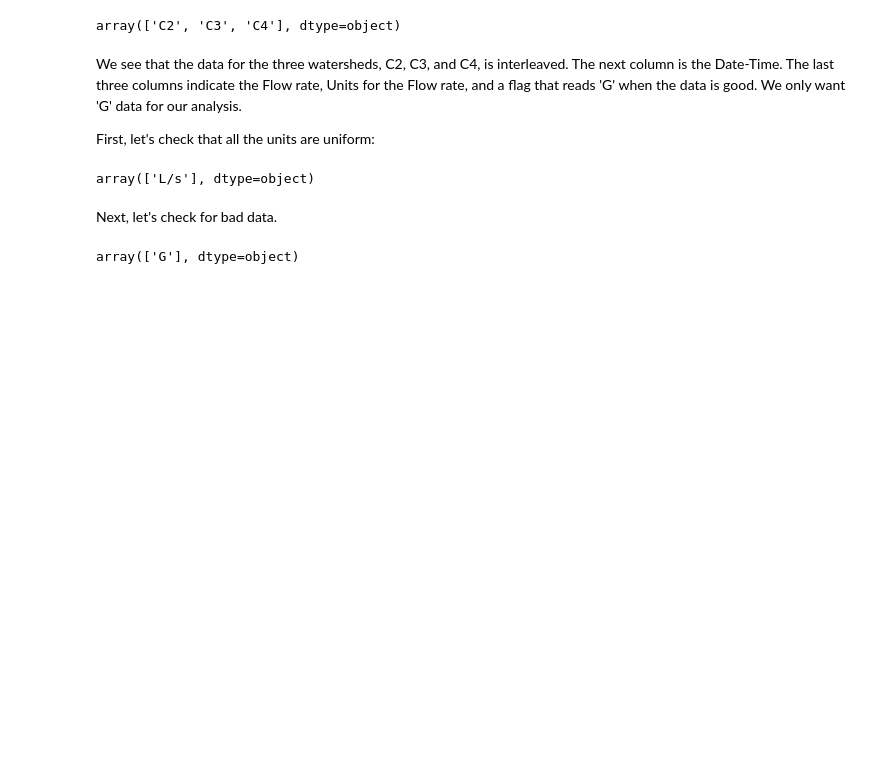
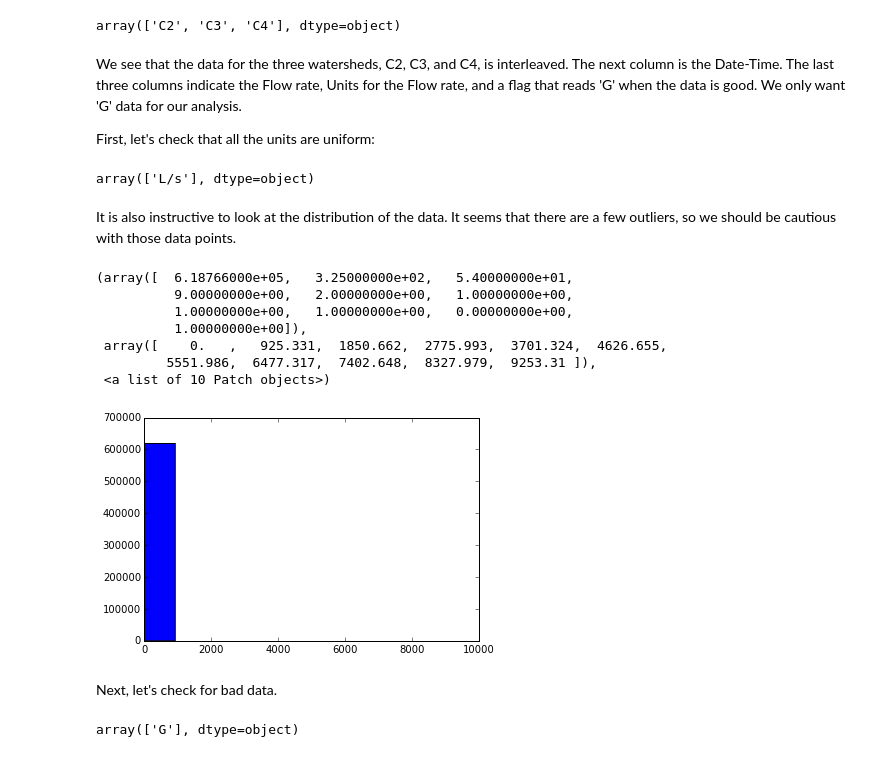
Before and after one commit to mariutzica/PaperOfTheFuture_SupplementaryContent, a Jupyter notebook: Data-preprocessing-files/Investigating the discharge data for the CPCRW.ipynb, the cells around one changed output. Cells and saved outputs as stored; diff of their text form; code cells hidden in the pictures; blank space fills up the shorter version.

Commit message:
Added histogram for flow data to nb

```diff
--- a/Data-preprocessing-files/Investigating the discharge data for the CPCRW.ipynb
+++ b/Data-preprocessing-files/Investigating the discharge data for the CPCRW.ipynb
@@ -47,6 +47,19 @@ First, let's check that all the units are uniform:
 np.unique(flow_data['Units'])
 # %% [output]
 array(['L/s'], dtype=object)
+# %% [markdown]
+It is also instructive to look at the distribution of the data. It seems that there are a few outliers, so we should be cautious with those data points.
+# %%
+plt.hist(flow_data['Flow'])
+# %% [output]
+(array([  6.18766000e+05,   3.25000000e+02,   5.40000000e+01,
+          9.00000000e+00,   2.00000000e+00,   1.00000000e+00,
+          1.00000000e+00,   1.00000000e+00,   0.00000000e+00,
+          1.00000000e+00]),
+ array([    0.   ,   925.331,  1850.662,  2775.993,  3701.324,  4626.655,
+         5551.986,  6477.317,  7402.648,  8327.979,  9253.31 ]),
+ <a list of 10 Patch objects>)
+[figure, added]
 # %% [markdown]
 Next, let's check for bad data.
 # %%
```
